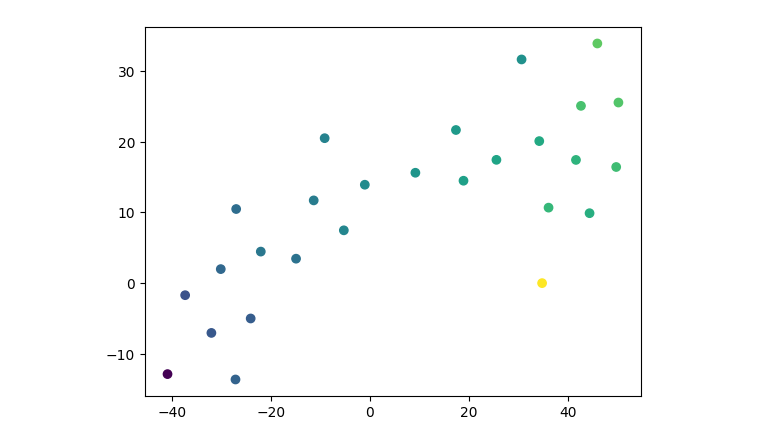
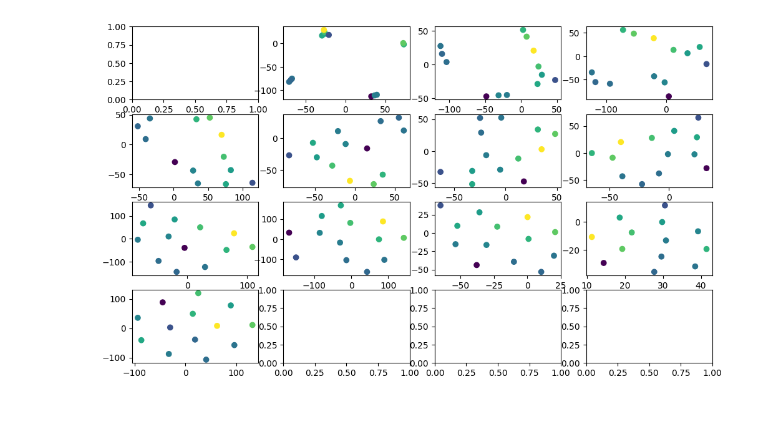
Before and after one commit to pietrocariola/ismir2026, a Jupyter notebook: visualizations.ipynb, the cells around one changed output. Drawn from its saved outputs; the diff is of its cells as text; code cells hidden in the pictures; blank space fills up the shorter version.

Commit message:
first visualization

```diff
--- a/visualizations.ipynb
+++ b/visualizations.ipynb
@@ -8,33 +8,38 @@ import seaborn as sns
 # %%
-TRANSF = 'pitchshift'
+TRANSF = 'timestretch'
 # %%
 df = pd.read_csv("metadata.csv")
-embeds = []
-labels = []
-tracks = []
-embeds_id = df[df["transf"]=="identity"]["file_embeds_path"]
-if len(embeds_id==0):
-    embeds.append(np.load(embeds_id.iloc[0])[0])
-    labels.append(0)
-embeds_df = df[df["transf"]==TRANSF]
-for _, row in embeds_df.iterrows():
-    embeds.append(np.load(row["file_embeds_path"])[0])
-    labels.append(float(row["tranfs_param_name"]))
-    tracks.append(row["file"])
+files = list(set(df["file"]))[3:4]
+
+fig, axes = plt.subplots(4, 4, figsize=(12,7))
+axes = axes.flatten()
+
+for i in range(1,13):
+    for file in files:
+        embeds = []
+        labels = []
+        tracks = []
+        embeds_id = df[ (df["transf"]=="identity") &
+                    (df["file"]==file) ]["file_embeds_path"]
+        if len(embeds_id==0):
+            embeds.append(np.load(embeds_id.iloc[0])[0])
+            labels.append(0)
+            tracks.append(df[df["transf"]=="identity"]["file"].iloc[0])
+        embeds_df = df[ (df["transf"]==TRANSF) &
+                    (df["file"]==file)]
+        for _, row in embeds_df.iterrows():
+            embeds.append(np.load(row["file_embeds_path"])[0])
+            labels.append(float(row["transf_param_name"]))
+            tracks.append(row["file"])
+
+        tsne = TSNE(n_components=2, perplexity=i)
+        x = np.vstack(embeds)
+        x2d = tsne.fit_transform(x)
+
+        axes[i].scatter(x2d[:,0], x2d[:,1], c=labels)
+
+        # plt.text(x2d[0,0], x2d[0,1], "O")
+
+plt.show()
+# %% [output]
+[figure, added]
-# %%
-tsne = TSNE(n_components=2, perplexity=10)
-x = np.vstack(embeds)
-x2d = tsne.fit_transform(x)
-
-df_sns = pd.DataFrame()
-df_sns["label"] = labels
-df_sns["x"] = x2d[:, 0]
-df_sns["y"] = x2d[:, 1]
-plt.figure(figsize=(4,4))
-str_title = "title"
-sns.scatterplot(x="x", y="y", hue=df.label.tolist(),
-                palette=sns.color_palette("hls", 10),
-                data=df).set(title=str_title)
-plt.show()
-# %% [output]
-[figure, removed]
```
Also changed, not shown: parts of 2 cells of this notebook, 5 other files.
